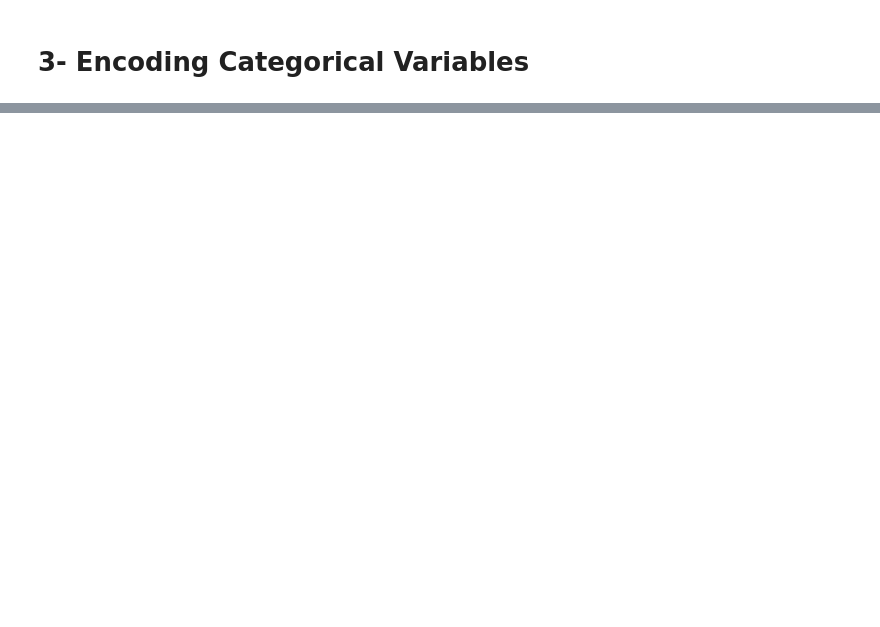
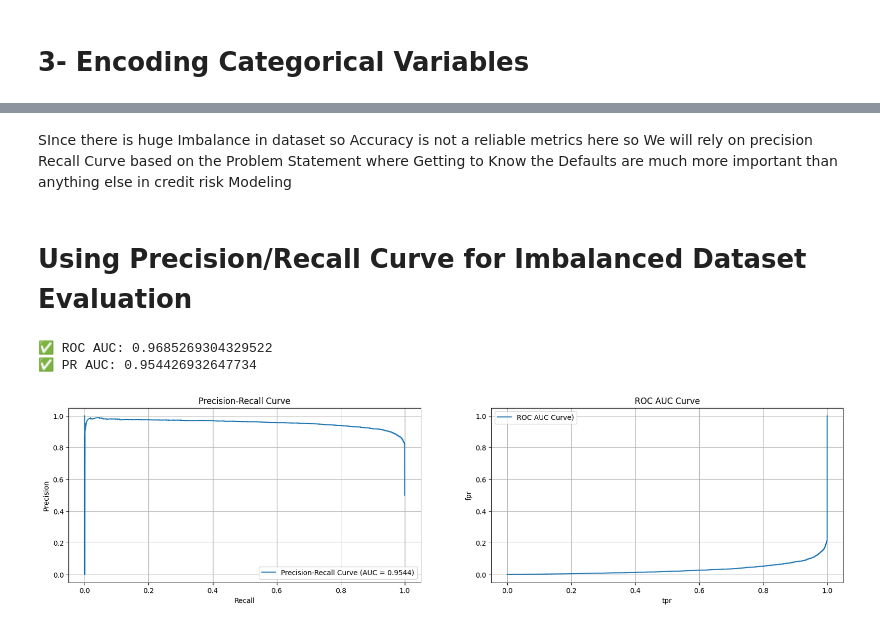
Before and after one commit to Prabh10p/customer-credit-risk-optimization, a Jupyter notebook: src/notebook/Jupyter Notebooks/Model_training.ipynb, the cells around one changed output, grey strips where cells are left out. Drawn from its saved outputs; the diff is of its cells as text; code cells hidden in the pictures; blank space fills up the shorter version.

```diff
--- a/src/notebook/Jupyter Notebooks/Model_training.ipynb
+++ b/src/notebook/Jupyter Notebooks/Model_training.ipynb
@@ -206,0 +218,7 @@ y_pred = pipeline.predict(X_test)
+# %%
+best_model = grid.best_estimator_
+
+
+# Step 2: Train And Predict using out best model
+best_model.fit(X_train,y_train)
+y_pred = best_model.predict(X_test)
@@ -225,0 +250,44 @@ confusion_matrix:[[6853 1121]
+# %% [markdown]
+SInce there is huge Imbalance in dataset so Accuracy is not a reliable metrics here so We will rely on precision Recall Curve based on the Problem Statement where Getting to Know the Defaults are much more important than anything else in credit risk Modeling
+# %% [markdown]
+# Using Precision/Recall Curve for Imbalanced Dataset Evaluation
+# %%
+from sklearn.metrics import roc_auc_score, roc_curve, precision_recall_curve, auc
+
+# 1. Predict probabilities for class 1
+y_prob = best_model.predict_proba(X_test)[:, 1]
+
+# 2. Precision-Recall curve
+precision, recall, pr_thresholds = precision_recall_curve(y_test, y_prob)
+pr_auc = auc(recall, precision)
+
+# 3. ROC curve
+fpr, tpr, roc_thresholds = roc_curve(y_test, y_prob)
+roc_auc = roc_auc_score(y_test, y_prob)
+
+print(" ROC AUC:", roc_auc)
+print("PR AUC:", pr_auc)
+# %% [output]
+✅ ROC AUC: 0.9685269304329522
+✅ PR AUC: 0.954426932647734
+# %%
+# 4 - Plotting Precision Recall Curve
+plt.figure(figsize=(20,10))
+plt.subplot(2,2,1)
+plt.plot(recall, precision, label=f'Precision-Recall Curve (AUC = {pr_auc:.4f})')
+plt.xlabel('Recall')
+plt.ylabel('Precision')
+plt.title('Precision-Recall Curve')
+plt.grid(True)
+plt.legend()
+
+plt.subplot(2,2,2)
+plt.plot(tpr, fpr, label=f'ROC AUC Curve)')
+plt.xlabel('tpr')
+plt.ylabel('fpr')
+plt.title('ROC AUC Curve')
+plt.grid(True)
+plt.legend()
+plt.show()
+# %% [output]
+[figure, added]
```
Also changed, not shown: parts of 27 cells of this notebook, 7 other files.
